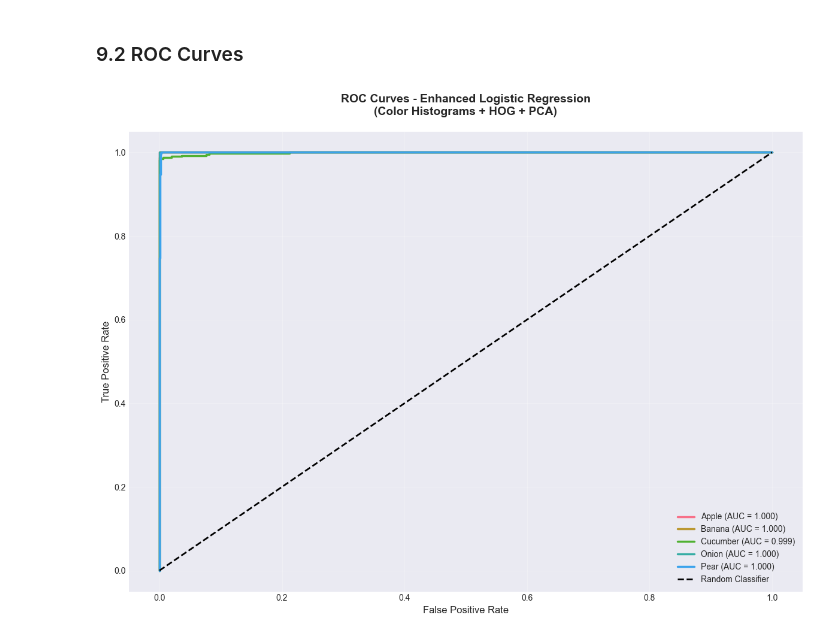
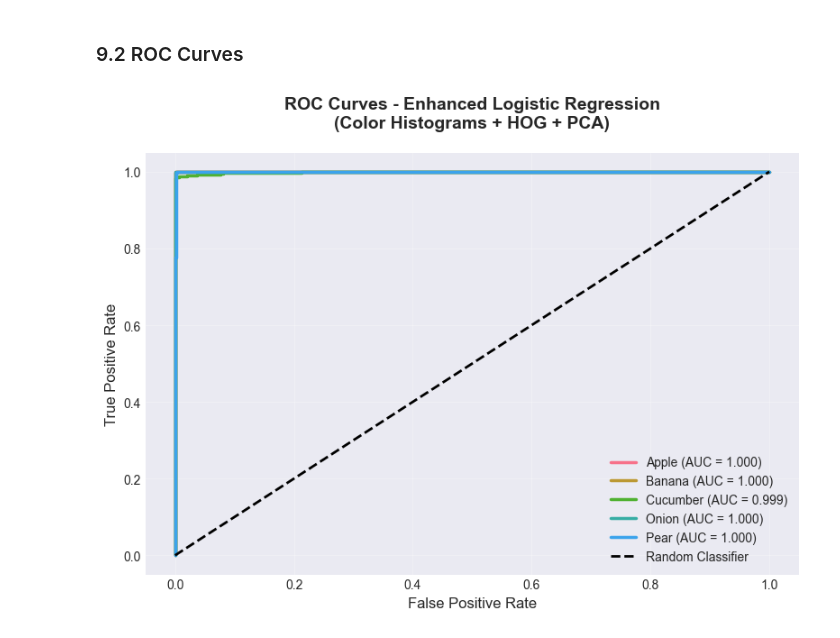
Before and after one commit to 0Khattab/MLProject, a Jupyter notebook: Categorical/logistic_regression.ipynb, the cells around one changed output. Saved outputs shown, nothing was run; the diff lists cells and outputs as text; code cells hidden in the pictures.

```diff
--- a/Categorical/logistic_regression.ipynb
+++ b/Categorical/logistic_regression.ipynb
@@ -291,7 +279,6 @@ model = LogisticRegression(
     multi_class='ovr',
     n_jobs=-1,
     random_state=RANDOM_STATE,
-    verbose=1
 )
 
 model.fit(X_train_pca, y_train)
@@ -374,31 +351,31 @@ plt.show()
 # %% [markdown]
 ### 9.2 ROC Curves
 # %%
-plt.figure(figsize=(12, 9))
+plt.figure(figsize=(8, 6))
 
 for i in range(NUM_CLASSES):
     fpr, tpr, _ = roc_curve(y_test == i, y_pred_proba[:, i])
     roc_auc = auc(fpr, tpr)
     plt.plot(
         fpr, tpr,
         linewidth=2.5,
         label=f'{CLASSES[i]} (AUC = {roc_auc:.3f})'
     )
 
 plt.plot([0, 1], [0, 1], 'k--', linewidth=2, label='Random Classifier')
 
 plt.title(
     'ROC Curves - Enhanced Logistic Regression\n'
     '(Color Histograms + HOG + PCA)',
     fontsize=14,
     fontweight='bold',
     pad=20
 )
 plt.xlabel('False Positive Rate', fontsize=12)
 plt.ylabel('True Positive Rate', fontsize=12)
 plt.legend(loc='lower right', fontsize=10)
 plt.grid(True, alpha=0.3)
 plt.tight_layout()
 plt.show()
 # %% [output]
-[figure, old version]
+[figure, new version]
```
Also changed, not shown: parts of 9 cells of this notebook.
